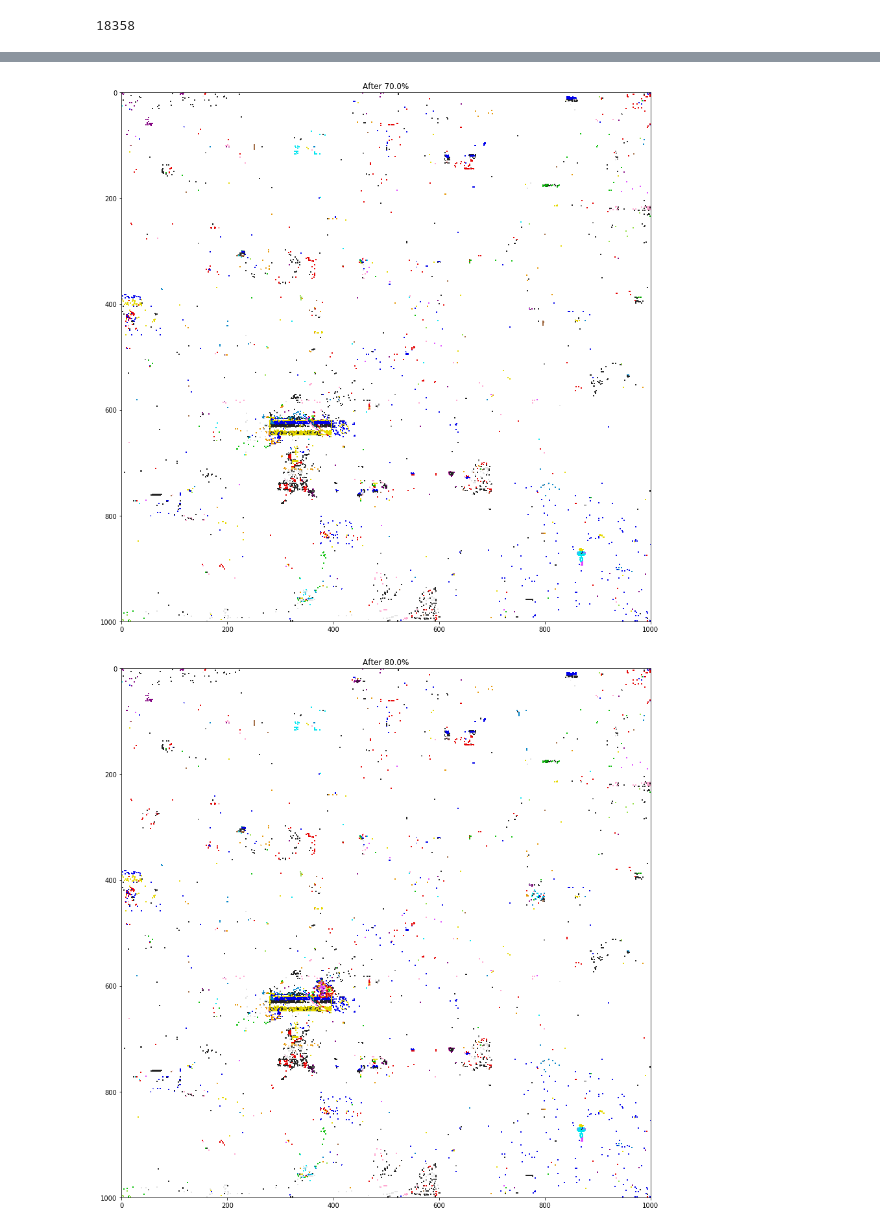
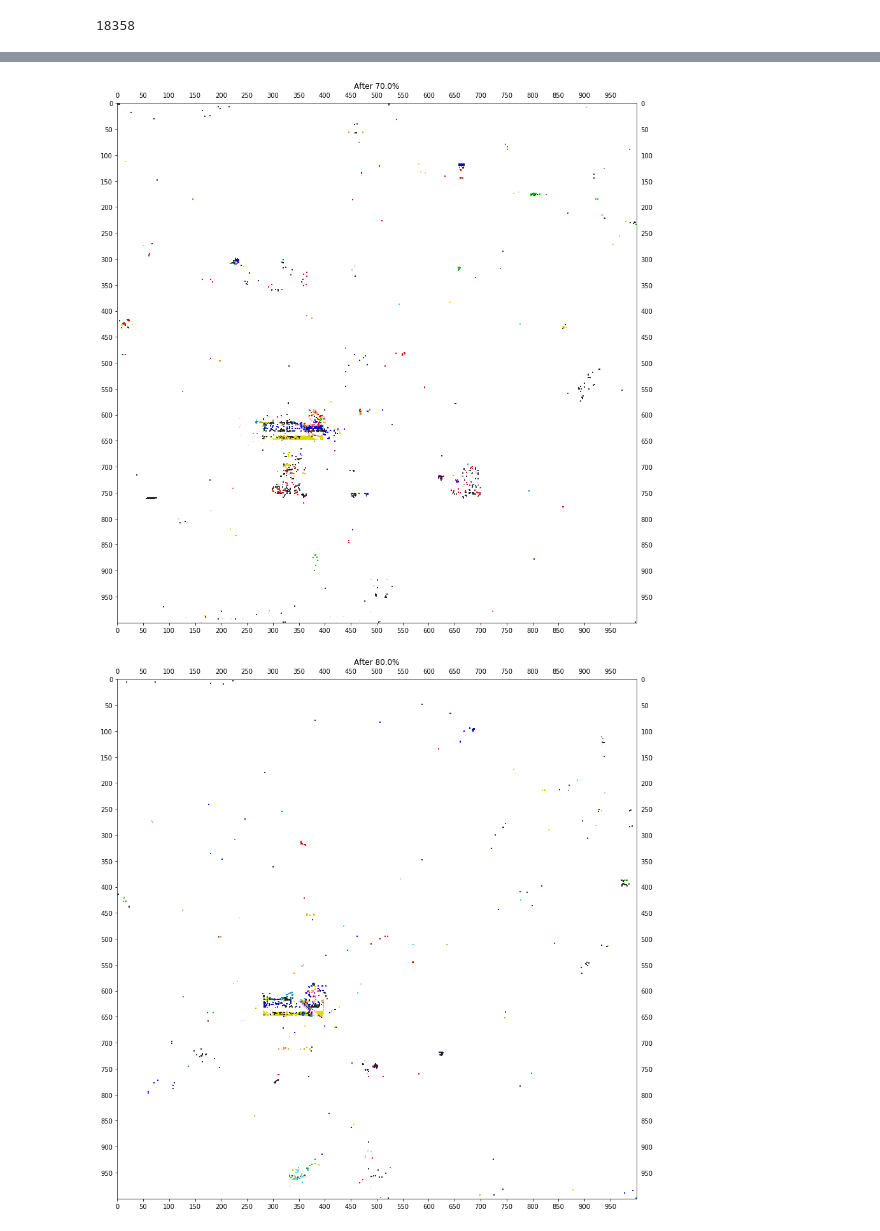
Before and after one commit to TanelMarran/dataplace, a Jupyter notebook: Main.ipynb, the cells around one changed output, grey strips where cells are left out. Drawn from its saved outputs; the diff is of its cells as text; code cells hidden in the pictures.

Commit message:
added a plot to see how active people were during place

```diff
--- a/Main.ipynb
+++ b/Main.ipynb
@@ -150,9 +156,12 @@ def display_scatter(data, i):
     plt.scatter(data.x, data.y, c=colordict[data.color],marker='s', s=1, alpha=1)
     plt.xlim((0, 1000))
     plt.ylim((0, 1000))
+    plt.xticks(np.arange(0,1000,50))
+    plt.yticks(np.arange(0,1000,50))
+    plt.tick_params(labeltop=True, labelright=True)
     plt.title('After '+str((i+0.1)*100)+'%')
     plt.gca().invert_yaxis()
-    plt.savefig(str(i)+'.png')
+    plt.savefig(str(round(i, 1))+'.png')
     plt.show()
 # %% [markdown]
 Here I tested out the canvas_region function by printing out the last 10% of the canvas lifttime over the Estonian flag region.
@@ -200,7 +239,8 @@ len(flagusers)
 # %%
-#builders = find_flag_builders(i, i+0.1)
-for i in np.arange(0,0.8,0.1):
-    builders = find_flag_builders(0, i+0.1)
-    flagusers = find_userset_points(builders, 0,0.8)
+builders = find_flag_builders(0, 0.8)
+activity = []
+for i in np.arange(0,1,0.1):
+    flagusers = find_userset_points(builders, i, i + 0.1)
+    activity.append(len(flagusers))
     display_scatter(flagusers, i)
 # %% [output]
@@ -213,2 +253,2 @@ for i in np.arange(0,0.8,0.1):
-[figure, old version]
+[figure, new version]
-[figure, old version]
+[figure, new version]
```
Also changed, not shown: parts of 10 cells of this notebook.
